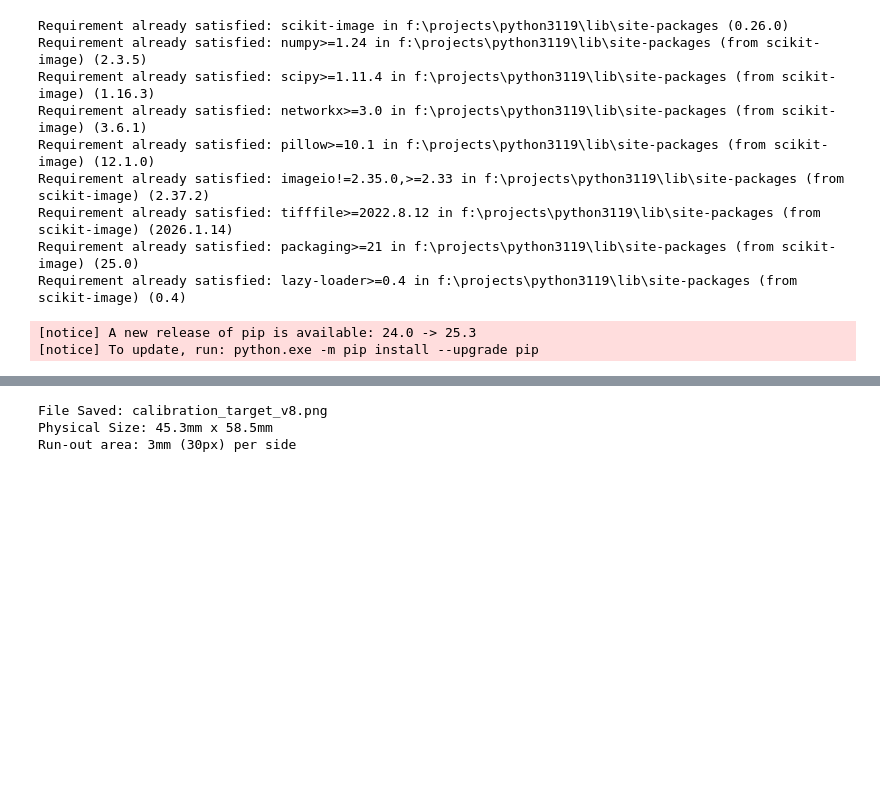
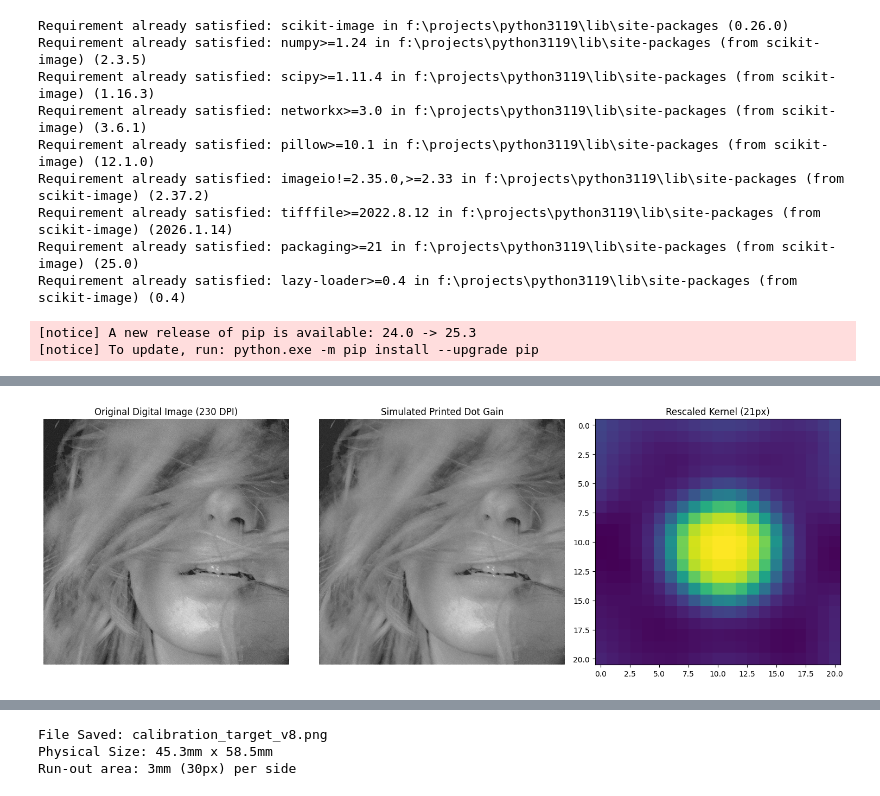
Before and after one commit to fun3md/maptoposter, a Jupyter notebook: jupyter/dotgain_calibration.ipynb, the cells around one changed output, grey strips where cells are left out. Cells and saved outputs as stored; diff of their text form; code cells hidden in the pictures; blank space fills up the shorter version.

```diff
--- a/jupyter/dotgain_calibration.ipynb
+++ b/jupyter/dotgain_calibration.ipynb
@@ -418,0 +513,88 @@ Requirement already satisfied: lazy-loader>=0.4 in f:\projects\python3119\lib\si
+# %%
+import cv2
+import numpy as np
+import matplotlib.pyplot as plt
+
+def apply_dot_gain(image_path, kernel_path, source_dpi=1200, target_dpi=300):
+    # 1. Load the target image and the kernel
+    img = cv2.imread(image_path)
+    if img is None:
+        raise FileNotFoundError("Target image not found.")
+
+    scale_factor_in = source_dpi / target_dpi
+    img_newx =  int(round(img.shape[1] * scale_factor_in))
+    img_newy =  int(round(img.shape[0] * scale_factor_in))
+
+    img_scaled = cv2.resize(img, (img_newx, img_newy), interpolation=cv2.INTER_CUBIC)
+
+    # Load the 1200dpi kernel we saved earlier
+    kernel_1200 = np.load(kernel_path)
+
+    # # 2. Scale the kernel to match the target image DPI
+    # # If target is 300dpi and source is 1200dpi, scale is 0.25
+    # scale_factor = target_dpi / source_dpi
+    # new_size = int(round(kernel_1200.shape[0] * scale_factor))
+
+    # # Ensure size is odd for a centered kernel
+    # if new_size % 2 == 0:
+    #     new_size += 1
+
+    # # Resize the kernel using inter-area interpolation (best for shrinking)
+    # kernel_scaled = cv2.resize(kernel_1200, (new_size, new_size), interpolation=cv2.INTER_AREA)
+
+    # # IMPORTANT: Re-normalize after resizing so the sum remains 1.0
+    # # This ensures the image doesn't get brighter or darker
+    # kernel_scaled /= kernel_scaled.sum()
+
+    # 3. Apply the simulation
+    # To simulate ink spreading (dot gain), we convolve the image.
+    # filter2D handles multi-channel images (BGR) automatically.
+    simulated_img = cv2.filter2D(img_scaled, -1, kernel_1200)
+
+    simulated_img = cv2.resize(simulated_img,(int(round(img.shape[1])), int(round(img.shape[0]))), interpolation=cv2.INTER_AREA)
+
+
+    # 4. Optional: Non-linear Dot Gain Adjustment
+    # Physical dot gain is often non-linear (darker areas spread more).
+    # You can simulate this by slightly darkening the midtones (gamma correction)
+    # gamma = 1.1
+    # simulated_img = np.array(255 * (simulated_img / 255) ** gamma, dtype='uint8')
+
+    return img, simulated_img, kernel_1200
+
+# --- Execution ---
+input_img_path = 'output_dither.png' # The "clean" image
+kernel_file = 'averaged_deconvolution_kernel.npy'
+target_image_dpi = 230 # Set this to the DPI of your input_img_path
+
+original, simulated, final_kernel = apply_dot_gain(
+    input_img_path,
+    kernel_file,
+    source_dpi=1200,
+    target_dpi=target_image_dpi
+)
+
+# --- Visualization ---
+plt.figure(figsize=(15, 7))
+
+plt.subplot(1, 3, 1)
+plt.title(f"Original Digital Image ({target_image_dpi} DPI)")
+plt.imshow(cv2.cvtColor(original, cv2.COLOR_BGR2RGB))
+plt.axis('off')
+
+plt.subplot(1, 3, 2)
+plt.title("Simulated Printed Dot Gain")
+plt.imshow(cv2.cvtColor(simulated, cv2.COLOR_BGR2RGB))
+plt.axis('off')
+
+plt.subplot(1, 3, 3)
+plt.title(f"Rescaled Kernel ({final_kernel.shape[0]}px)")
+plt.imshow(final_kernel, cmap='viridis')
+
+plt.tight_layout()
+plt.show()
+
+# Save the result
+cv2.imwrite('simulated_print_output.png', simulated)
+# %% [output]
+[figure, added]
```
Also changed, not shown: parts of 8 cells of this notebook, 13 other files.
